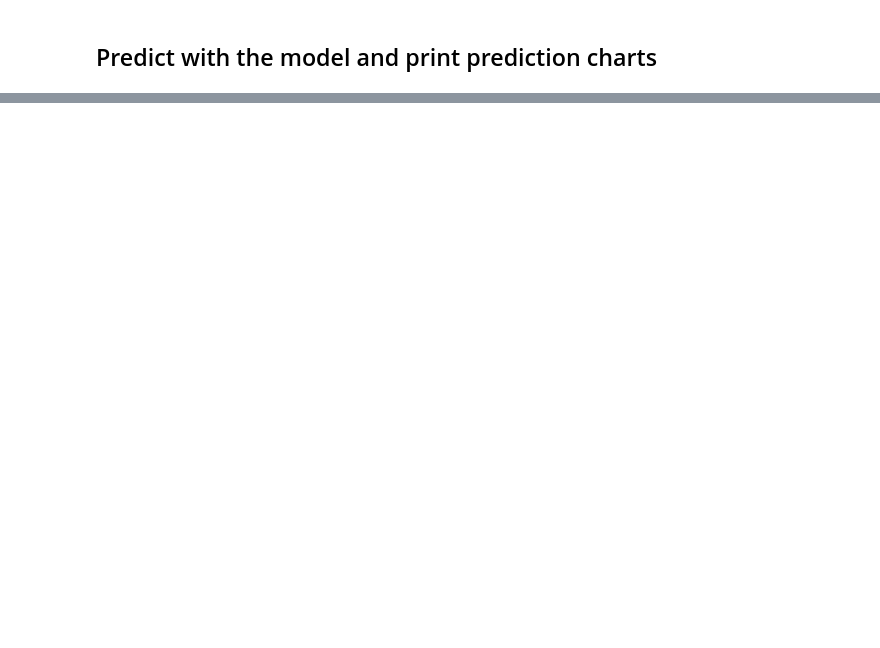
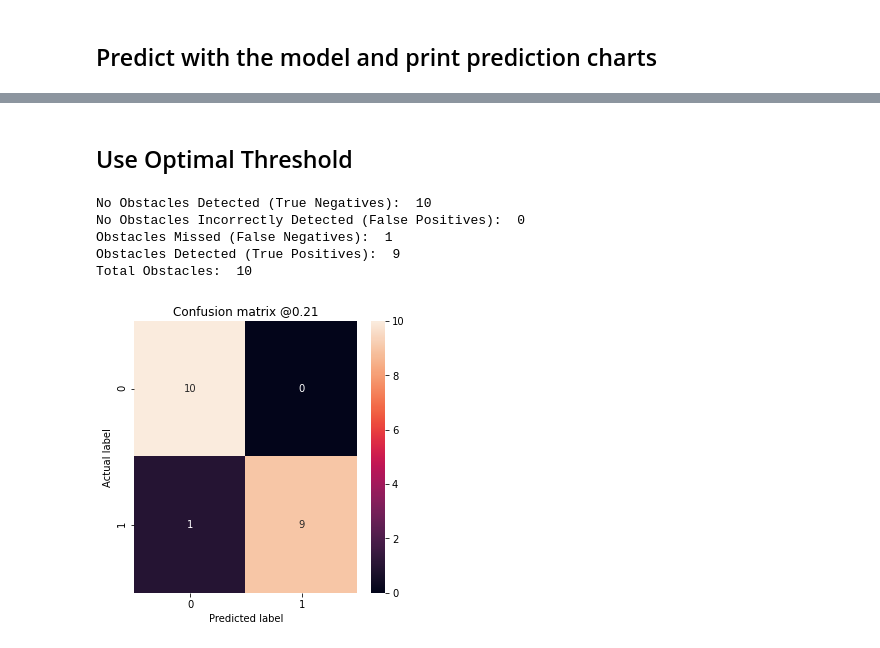
Before and after one commit to dnrevital/DL_utils, a Jupyter notebook: model_evaluation.ipynb, the cells around one changed output, grey strips where cells are left out. Saved outputs shown, nothing was run; the diff lists cells and outputs as text; code cells hidden in the pictures; blank space fills up the shorter version.

```diff
--- a/model_evaluation.ipynb
+++ b/model_evaluation.ipynb
@@ -181,0 +211,11 @@ len(source_obs_images)
+# %% [markdown]
+## Use Optimal Threshold
+# %%
+plot_cm(labels, predictions, p=optimal_threshold)
+# %% [output]
+No Obstacles Detected (True Negatives):  10
+No Obstacles Incorrectly Detected (False Positives):  0
+Obstacles Missed (False Negatives):  1
+Obstacles Detected (True Positives):  9
+Total Obstacles:  10
+[figure, added]
```
Also changed, not shown: parts of 14 cells of this notebook.
